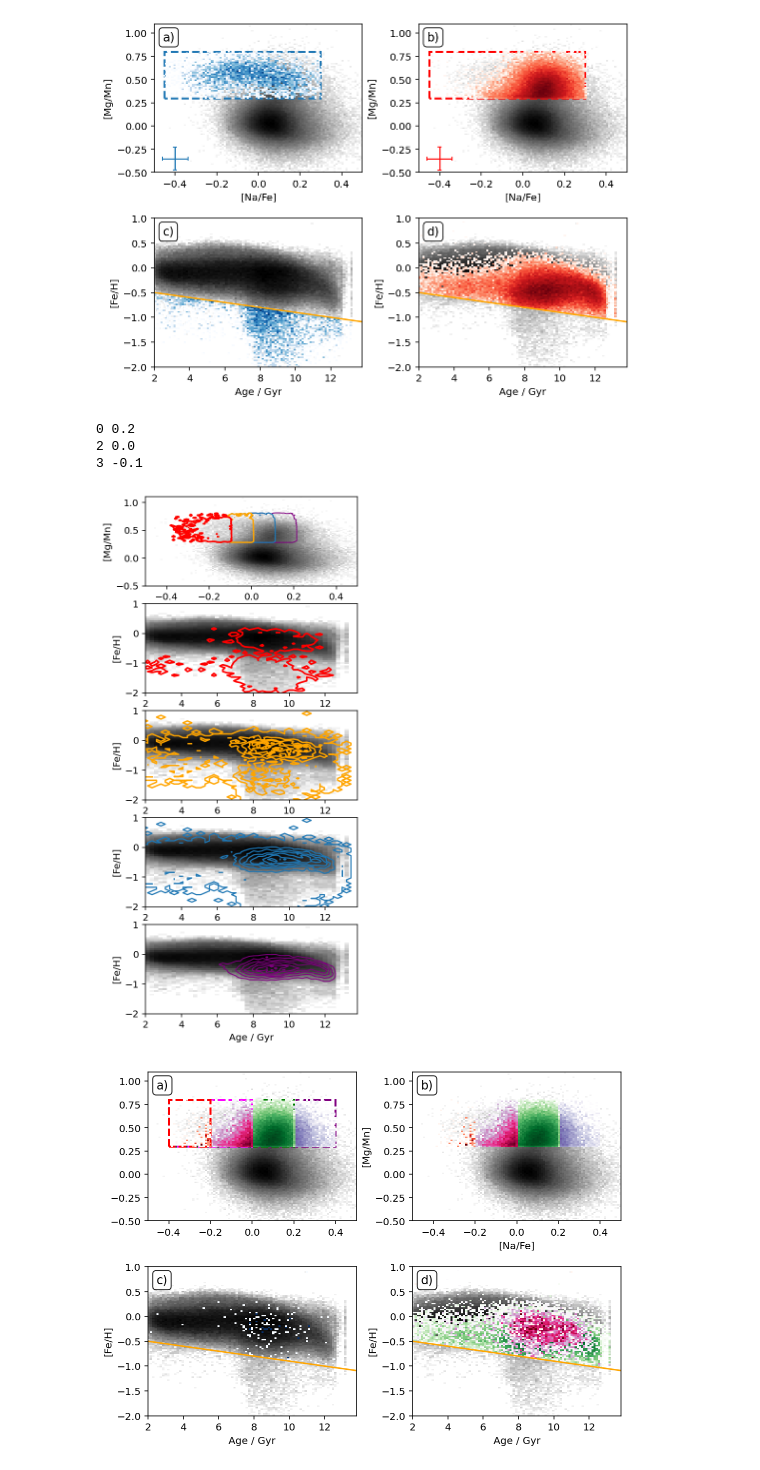
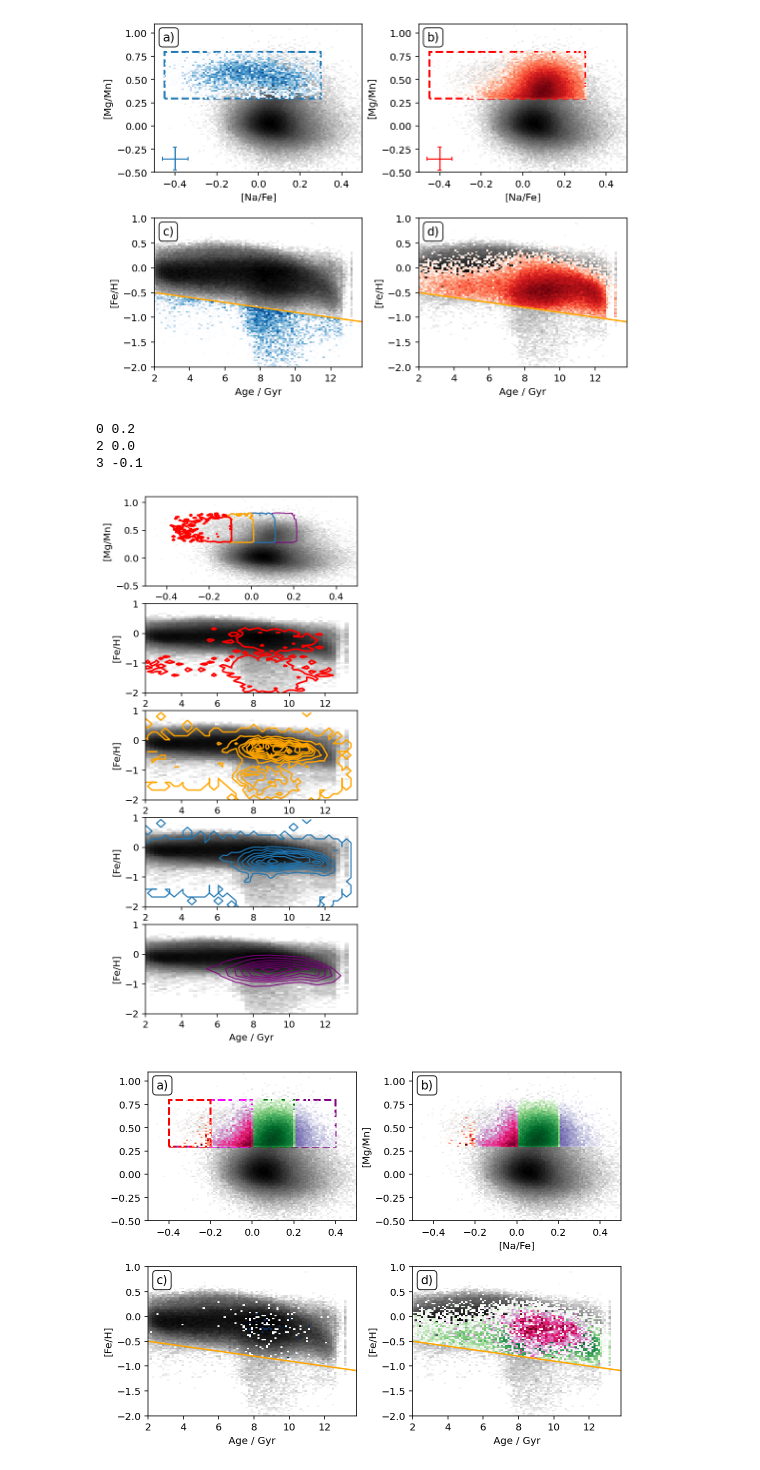
Before and after one commit to svenbuder/Accretion_Clues_ObsSim, a Jupyter notebook: mijnarends_2022_accretion_clues_simulation.ipynb, the cells around one changed output. Saved outputs shown, nothing was run; the diff lists cells and outputs as text; code cells hidden in the pictures.

```diff
--- a/mijnarends_2022_accretion_clues_simulation.ipynb
+++ b/mijnarends_2022_accretion_clues_simulation.ipynb
@@ -1353,14 +1342,14 @@ plot_nafe_mgmn_dissection(selection_na_fe = [-0.45,0.3], selection_mg_mn = [0.3,
 [figure]
 [figure]
 [figure]
-# %%
-for index, nafe_upper_limit in enumerate([0.2,0.1,0.0,-0.1]):
-    if index != 1:
-        print(index, nafe_upper_limit)
-# %% [output]
-0 0.2
-2 0.0
-3 -0.1
+# %%
+for index, nafe_upper_limit in enumerate([0.2,0.1,0.0,-0.1]):
+    if index != 1:
+        print(index, nafe_upper_limit)
+# %% [output]
+0 0.2
+2 0.0
+3 -0.1
 # %%
 def plot_nafe_selections():
     observation_quality_check = (
@@ -1466,13 +1455,13 @@ def plot_nafe_selections():
             h = np.histogram2d(
                 obs['age_bstep'][selection_accreted],
                 obs['fe_h'][selection_accreted],
-                bins=(np.linspace(2,13.8,50), np.linspace(-2,1,50))
+                bins=(np.linspace(2,13.8,50), np.linspace(-2,1,25))
             )
 
             ax.contour(
                 h[0].T,
                 extent=[h[1][0]+0.5*(h[1][0]-h[1][1]),h[1][-1]+0.5*(h[1][0]-h[1][1]),h[2][0]+0.5*(h[2][0]-h[2][1]),h[2][-1]+0.5*(h[2][0]-h[2][1])],
-                #levels=[1,],
+#                levels=[1,],
                 colors=colors[index],
                 linewidths = [1+0.25*index,]
             )
@@ -1494,13 +1483,13 @@ def plot_nafe_selections():
             h = np.histogram2d(
                 obs['age_bstep'][selection_accreted],
                 obs['fe_h'][selection_accreted],
-                bins=(np.linspace(2,13.8,50), np.linspace(-2,1,50))
+                bins=(np.linspace(2,13.8,50), np.linspace(-2,1,25))
             )
 
             ax.contour(
                 h[0].T,
                 extent=[h[1][0]+0.5*(h[1][0]-h[1][1]),h[1][-1]+0.5*(h[1][0]-h[1][1]),h[2][0]+0.5*(h[2][0]-h[2][1]),h[2][-1]+0.5*(h[2][0]-h[2][1])],
-                #levels=[1,],
+#                levels=[1,],
                 colors=colors[index],
                 linewidths = [1+0.25*index,]
             )
@@ -1512,35 +1501,35 @@ def plot_nafe_selections():
             ax.set_ylabel('[Fe/H]')
 
             p, x, y, s = ax.hist2d(
                 obs['age_bstep'][observation_quality_check],
                 obs['fe_h'][observation_quality_check],
                 bins = (np.linspace(2,13.8,50), np.linspace(-2,1,50)),
                 cmin = 1,cmap='Greys',
                 norm = LogNorm()
             );
 
             h = np.histogram2d(
                 obs['age_bstep'][selection_accreted],
                 obs['fe_h'][selection_accreted],
-                bins=(np.linspace(2,13.8,50), np.linspace(-2,1,50))
+                bins=(np.linspace(2,13.8,15), np.linspace(-2,1,15))
             )
 
             hp5 = np.percentile(h[0],q=[50])
             h[0][h[0]<int(hp5)] = np.NaN
 
             ax.contour(
                 h[0].T,
                 extent=[h[1][0]+0.5*(h[1][0]-h[1][1]),h[1][-1]+0.5*(h[1][0]-h[1][1]),h[2][0]+0.5*(h[2][0]-h[2][1]),h[2][-1]+0.5*(h[2][0]-h[2][1])],
                 #levels=[0.9999,],
                 colors=colors[index],
                 linewidths = [1+0.25*index,]
             )
 
     #plt.tight_layout()
 
 plot_nafe_selections()
 # %% [output]
-[figure, old version]
+[figure, new version]
 # %%
 def plot_nafe_mgmn_dissection():
 
```
Also changed, not shown: parts of 8 cells of this notebook.
